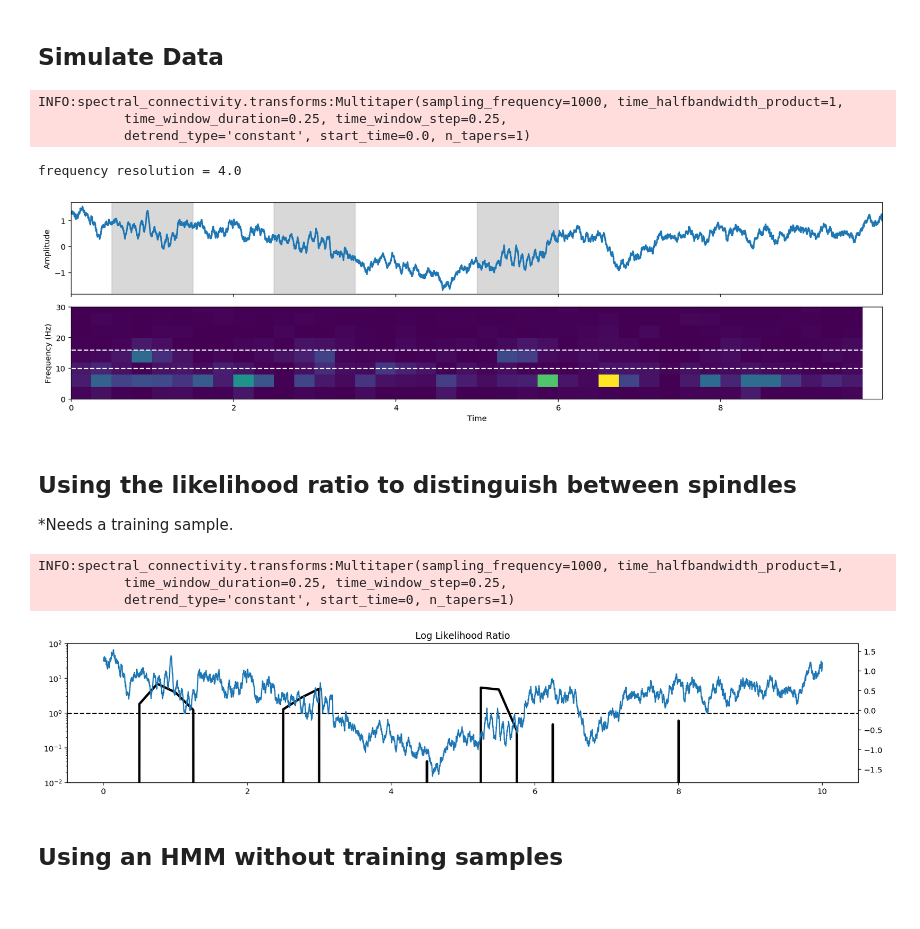
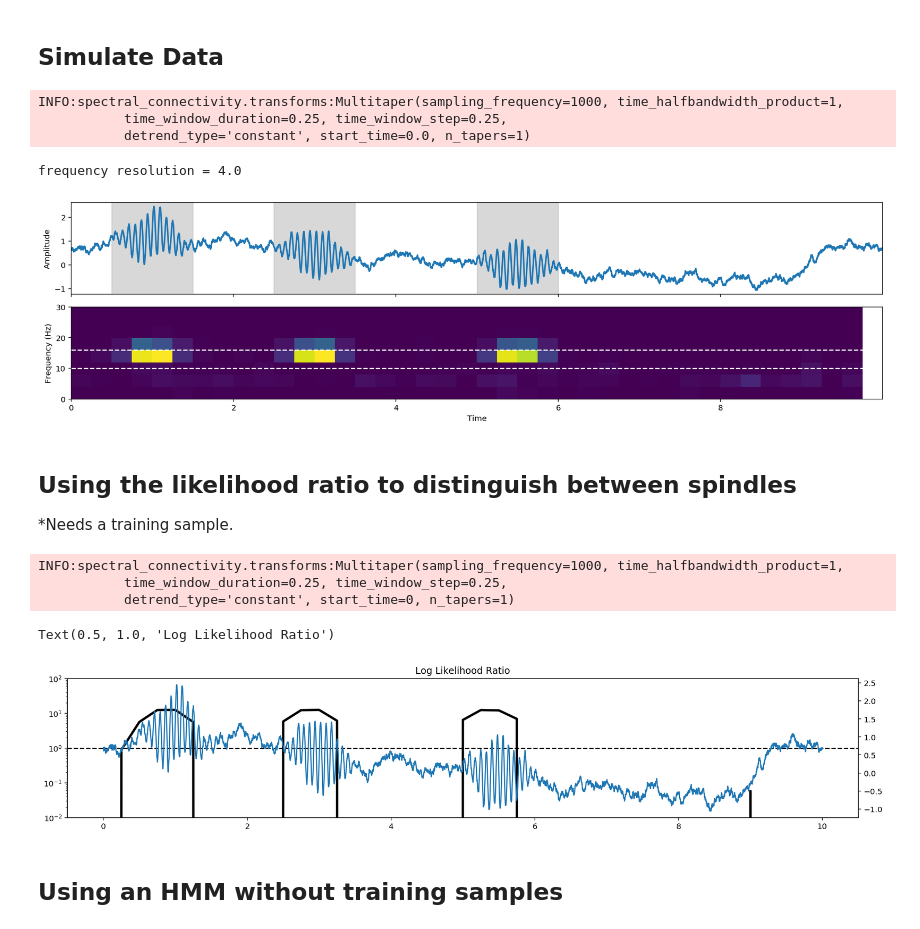
Before and after one commit to DanaShaw1/spectral_rhythm_detector, a Jupyter notebook: notebooks/Simulated_Data.ipynb, the cells around one changed output. Saved outputs shown, nothing was run; the diff lists cells and outputs as text; code cells hidden in the pictures.

```diff
--- a/notebooks/Simulated_Data.ipynb
+++ b/notebooks/Simulated_Data.ipynb
@@ -13,7 +14,7 @@ np.random.seed(0)
 # %% [markdown]
 ## Simulate Data
 # %%
-from spindle_detector.simulate_LFP import simulate_LFP, simulate_time
+from spectral_rhythm_detector.simulate_LFP import simulate_LFP, simulate_time
 from spectral_connectivity import Multitaper, Connectivity
 
 n_samples, sampling_frequency = 10000, 1000
@@ -21,74 +22,92 @@ time = simulate_time(n_samples, sampling_frequency)
 
 spindle_times = np.array([0.500, 2.500, 5.000])
 spindle_width = 1.000
+spindle_amplitude = 2.0
 
-lfp = simulate_LFP(time, spindle_times,
-                   spindle_width=spindle_width, spindle_amplitude=0.5)
+lfp = simulate_LFP(
+    time,
+    spindle_times,
+    spectral_rhythm_width=spindle_width,
+    spectral_rhythm_amplitude=spindle_amplitude,
+)
 
 fig, axes = plt.subplots(2, 1, figsize=(15, 4), sharex=True, constrained_layout=True)
 axes[0].plot(time, lfp, linewidth=2)
 axes[0].set_xlim((time.min(), time.max()))
-axes[0].set_ylabel('Amplitude')
+axes[0].set_ylabel("Amplitude")
 for start_time in spindle_times:
-    axes[0].axvspan(start_time, start_time + spindle_width,
-                    alpha=0.3, color='grey', label='pause', zorder=0)
+    axes[0].axvspan(
+        start_time,
+        start_time + spindle_width,
+        alpha=0.3,
+        color="grey",
+        label="pause",
+        zorder=0,
+    )
 
-m = Multitaper(lfp, sampling_frequency=sampling_frequency,
-               time_halfbandwidth_product=1,
-               time_window_duration=0.250,
-               time_window_step=0.250,
-               start_time=time.min())
+m = Multitaper(
+    lfp,
+    sampling_frequency=sampling_frequency,
+    time_halfbandwidth_product=1,
+    time_window_duration=0.250,
+    time_window_step=0.250,
+    start_time=time.min(),
+)
 c = Connectivity.from_multitaper(m)
 power = c.power().squeeze()
 
 t, f = np.meshgrid(c.time, c.frequencies)
 
 axes[1].pcolormesh(t, f, power.T, vmin=power.min(), vmax=power.max())
-axes[1].set_ylabel('Frequency (Hz)')
-axes[1].set_xlabel('Time')
-axes[1].set_ylim((0, 30));
-axes[1].axhline(10, linestyle='--', color='white')
-axes[1].axhline(16, linestyle='--', color='white')
+axes[1].set_ylabel("Frequency (Hz)")
+axes[1].set_xlabel("Time")
+axes[1].set_ylim((0, 30))
+axes[1].axhline(10, linestyle="--", color="white")
+axes[1].axhline(16, linestyle="--", color="white")
 
-print(f'frequency resolution = {m.frequency_resolution}')
+print(f"frequency resolution = {m.frequency_resolution}")
 # %% [output]
 INFO:spectral_connectivity.transforms:Multitaper(sampling_frequency=1000, time_halfbandwidth_product=1,
            time_window_duration=0.25, time_window_step=0.25,
            detrend_type='constant', start_time=0.0, n_tapers=1)
 frequency resolution = 4.0
-[figure, old version]
+[figure, new version]
 # %% [markdown]
 ## Using the likelihood ratio to distinguish between spindles
 
 *Needs a training sample.
 # %%
-from spindle_detector.lfp_likelihood import fit_lfp_likelihood, estimate_spindle_band_power
+from spectral_rhythm_detector.lfp_likelihood import (
+    fit_lfp_likelihood,
+    estimate_spectral_rhythm_power,
+)
 
-t, spindle_band_power = estimate_spindle_band_power(lfp, sampling_frequency)
+t, spindle_band_power = estimate_spectral_rhythm_power(lfp, sampling_frequency)
 
 is_spindle = np.zeros_like(t, dtype=np.bool)
 
 for start_time in spindle_times:
     is_spindle[(t >= start_time) & (t <= start_time + spindle_width)] = True
 
 likelihood_func = fit_lfp_likelihood(spindle_band_power.squeeze(axis=-1), is_spindle)
 
 log_likelihood = likelihood_func(spindle_band_power.squeeze(axis=-1))
 
 fig, ax = plt.subplots(1, 1, figsize=(15, 3), sharex=True, constrained_layout=True)
-ax.semilogy(t, log_likelihood[:, 1] - log_likelihood[:, 0], color='black', linewidth=3)
-ax.set_ylim((1E-2, 1E2))
-ax.axhline(1, linestyle='--', color='black')
+ax.semilogy(t, log_likelihood[:, 1] - log_likelihood[:, 0], color="black", linewidth=3)
+ax.set_ylim((1e-2, 1e2))
+ax.axhline(1, linestyle="--", color="black")
 
 twin_ax = ax.twinx()
 twin_ax.plot(time, lfp)
 
-plt.title('Log Likelihood Ratio');
+plt.title("Log Likelihood Ratio")
 # %% [output]
 INFO:spectral_connectivity.transforms:Multitaper(sampling_frequency=1000, time_halfbandwidth_product=1,
            time_window_duration=0.25, time_window_step=0.25,
            detrend_type='constant', start_time=0, n_tapers=1)
+Text(0.5, 1.0, 'Log Likelihood Ratio')
-[figure, old version]
+[figure, new version]
 # %% [markdown]
 ## Using an HMM without training samples
 # %%
```
Also changed, not shown: parts of 2 cells of this notebook.
